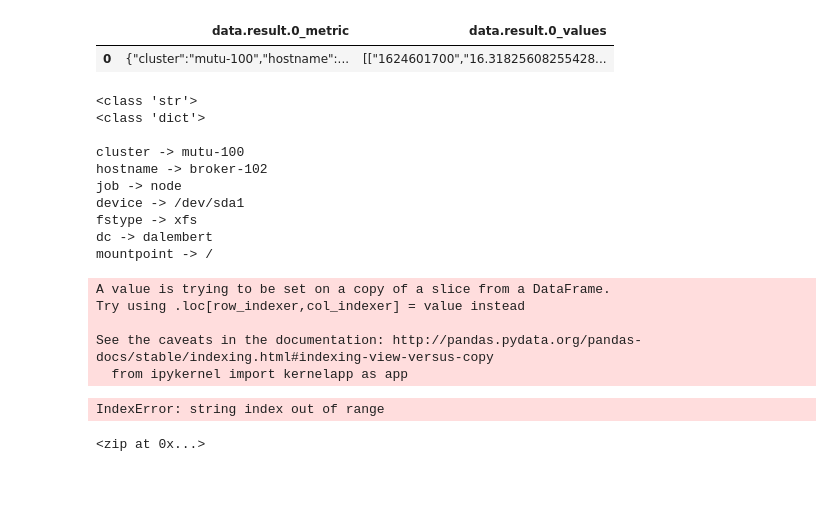
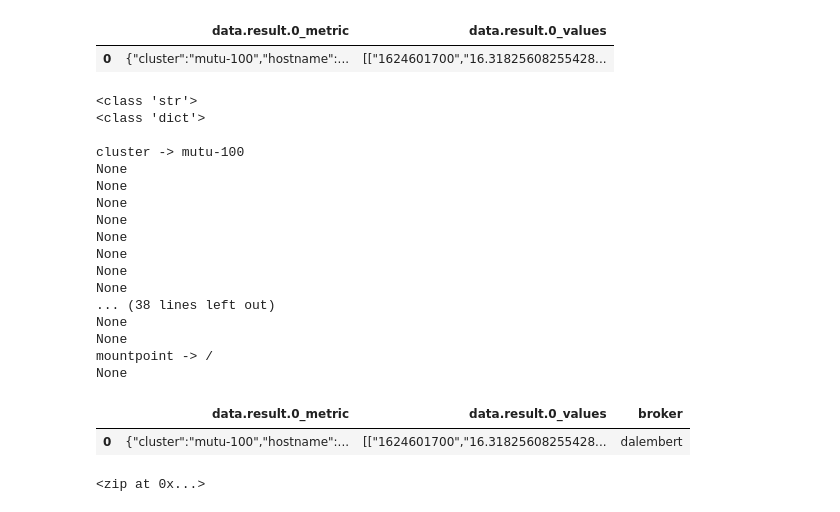
Before and after one commit to totogs/dataiku_test4, a Jupyter notebook: ipython_notebooks/notebook editor for compute_good_columns.ipynb, the cells around one changed output. Saved outputs shown, nothing was run; the diff lists cells and outputs as text; code cells hidden in the pictures; blank space fills up the shorter version.

Commit message:
Saved Jupyter notebook 'notebook editor for compute_good_columns'

```diff
--- a/ipython_notebooks/notebook editor for compute_good_columns.ipynb
+++ b/ipython_notebooks/notebook editor for compute_good_columns.ipynb
@@ -57,48 +57,55 @@ df0.head()
 # %%
 for key, value in df0["data.result.0_metric"].items():
 
     # The value is understand as a string so we have to cast it as an dict
 
     print(type(value))
     dict = json.loads(value)
     print(type(dict))
     print()
 
     for key, value in dict.items():
 
         print(key, '->', dict[key])
 
-        for i in value[2]:
+        for i in value:
             temp = {}
 
-            if nb_per_type.get(i) != 2:
-            nb_per_type[i] = nb_per_type[i]+1
+            print(temp.get(i))
 
-            print()
-            df = pd.DataFrame(list(nb_per_type.items()),columns=['Music', 'Quantity'])
+            if temp.get(i) == "":
+                print(value)
+
+
+
+            #print()
+            #df = pd.DataFrame(list(nb_per_type.items()),columns=['Music', 'Quantity'])
             # df0['broker'] = str(value)
 
 
 
 
 df0.head()
 # %% [output]
 <class 'str'>
 <class 'dict'>
 
 cluster -> mutu-100
-hostname -> broker-102
-job -> node
-device -> /dev/sda1
-fstype -> xfs
-dc -> dalembert
+None
+None
+None
+None
+None
+None
+None
+None
+... (38 lines left out)
+None
+None
 mountpoint -> /
+None
-A value is trying to be set on a copy of a slice from a DataFrame.
-Try using .loc[row_indexer,col_indexer] = value instead
-
-See the caveats in the documentation: http://pandas.pydata.org/pandas-docs/stable/indexing.html#indexing-view-versus-copy
-  from ipykernel import kernelapp as app
-IndexError: string index out of range
+|  | data.result.0_metric | data.result.0_values | broker |
+| 0 | {"cluster":"mutu-100","hostname":... | [["1624601700","16.31825608255428... | dalembert |
 # %%
 test = {}
 
```
